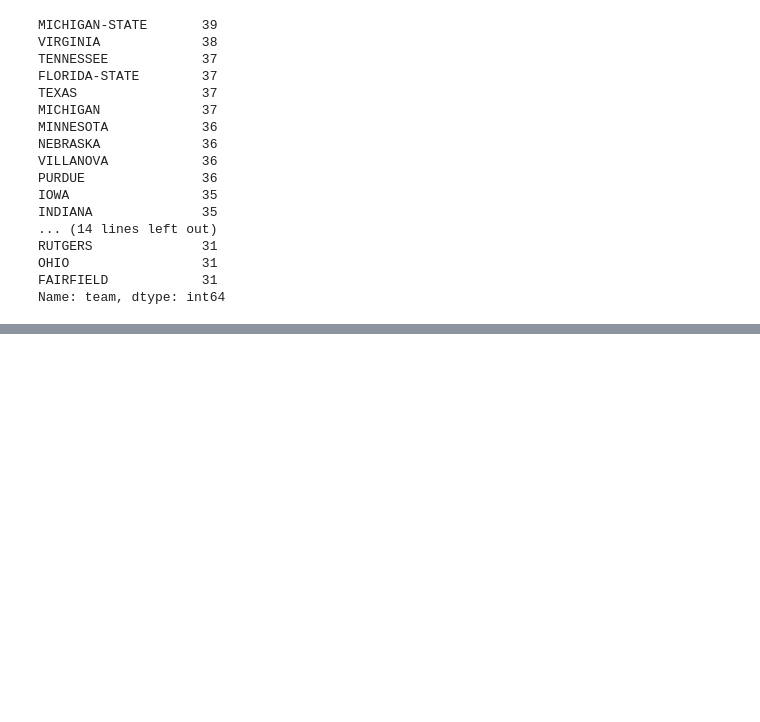
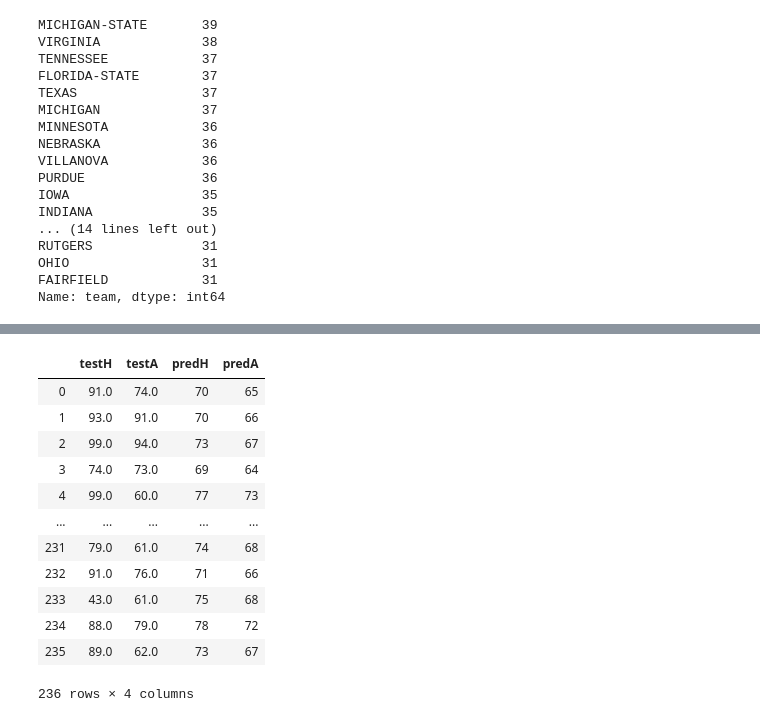
Before and after one commit to MachineEarnedRuns/NCAAB-Game-Predictor-WIP-, a Jupyter notebook: NCAA Men's Basketball Game Predictor.ipynb, the cells around one changed output, grey strips where cells are left out. Drawn from its saved outputs; the diff is of its cells as text; code cells hidden in the pictures; blank space fills up the shorter version.

```diff
--- a/NCAA Men's Basketball Game Predictor.ipynb
+++ b/NCAA Men's Basketball Game Predictor.ipynb
@@ -959,7 +1031,5 @@ Our lowest log loss (0.655529) occurred at a span of 14
 # %%
-FIELDS_TO_DROP = ['away_points', 'home_points', 'date', 'location',
-                  'losing_abbr', 'losing_name', 'winner', 'winning_abbr',
-                  'winning_name', 'home_ranking', 'away_ranking','game_index']
+FIELDS_TO_DROP = ['away_points', 'home_points', 'winner','HomeTeam', 'AwayTeam','date','game_index','team']
 # %%
-X = purdue.drop(FIELDS_TO_DROP, 1).dropna().drop_duplicates()
-y = purdue[['home_points', 'away_points']].values
+X = input_df.drop(FIELDS_TO_DROP, 1).dropna().drop_duplicates()
+y = input_df[['home_points', 'away_points']].values
@@ -1021,0 +1071,22 @@ purdue.head()
+# %%
+preds = model.predict(X_test).astype(int)
+test = pd.DataFrame(y_test,columns =['testH','testA'])
+test2 = pd.DataFrame(preds,columns =['predH','predA'])
+test['predH'] = test2['predH']
+test['predA'] = test2['predA']
+# %%
+test
+# %% [output]
+|  | testH | testA | predH | predA |
+| 0 | 91.0 | 74.0 | 70 | 65 |
+| 1 | 93.0 | 91.0 | 70 | 66 |
+| 2 | 99.0 | 94.0 | 73 | 67 |
+| 3 | 74.0 | 73.0 | 69 | 64 |
+| 4 | 99.0 | 60.0 | 77 | 73 |
+| ... | ... | ... | ... | ... |
+| 231 | 79.0 | 61.0 | 74 | 68 |
+| 232 | 91.0 | 76.0 | 71 | 66 |
+| 233 | 43.0 | 61.0 | 75 | 68 |
+| 234 | 88.0 | 79.0 | 78 | 72 |
+| 235 | 89.0 | 62.0 | 73 | 67 |
+236 rows × 4 columns
```
Also changed, not shown: parts of 33 cells of this notebook.
